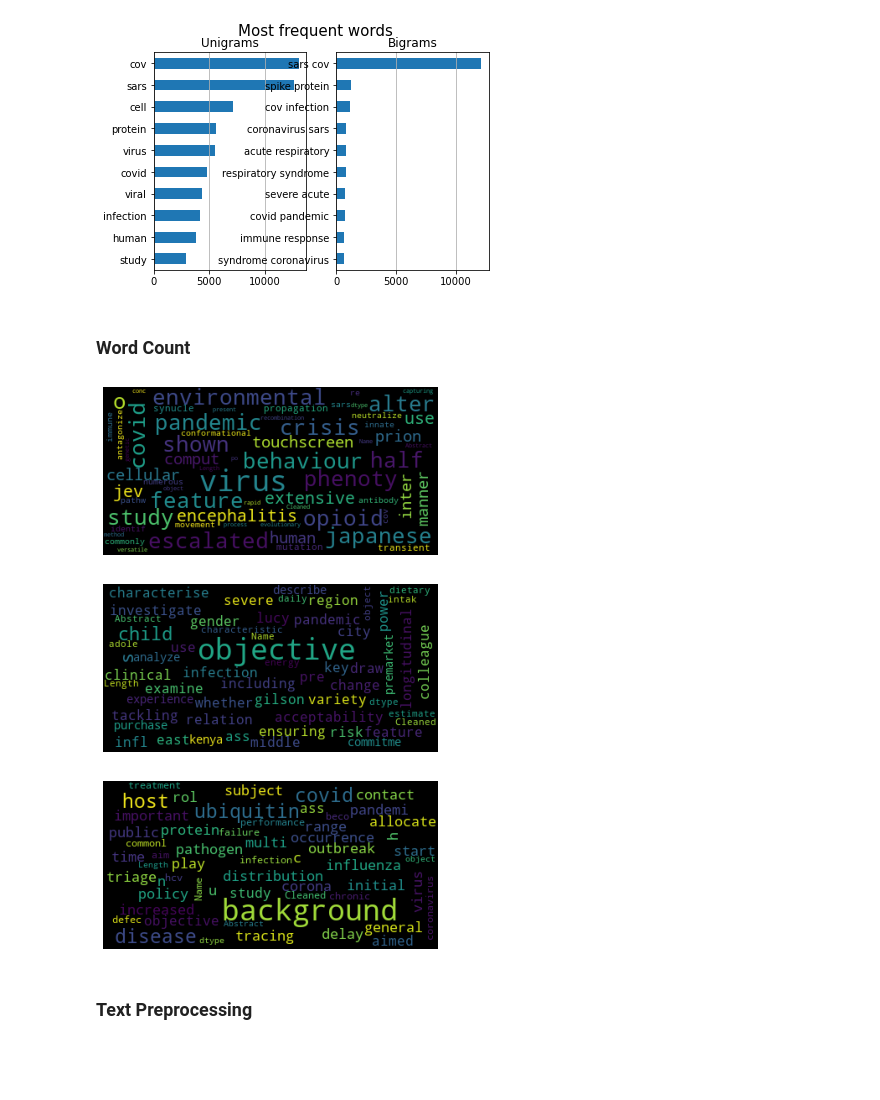
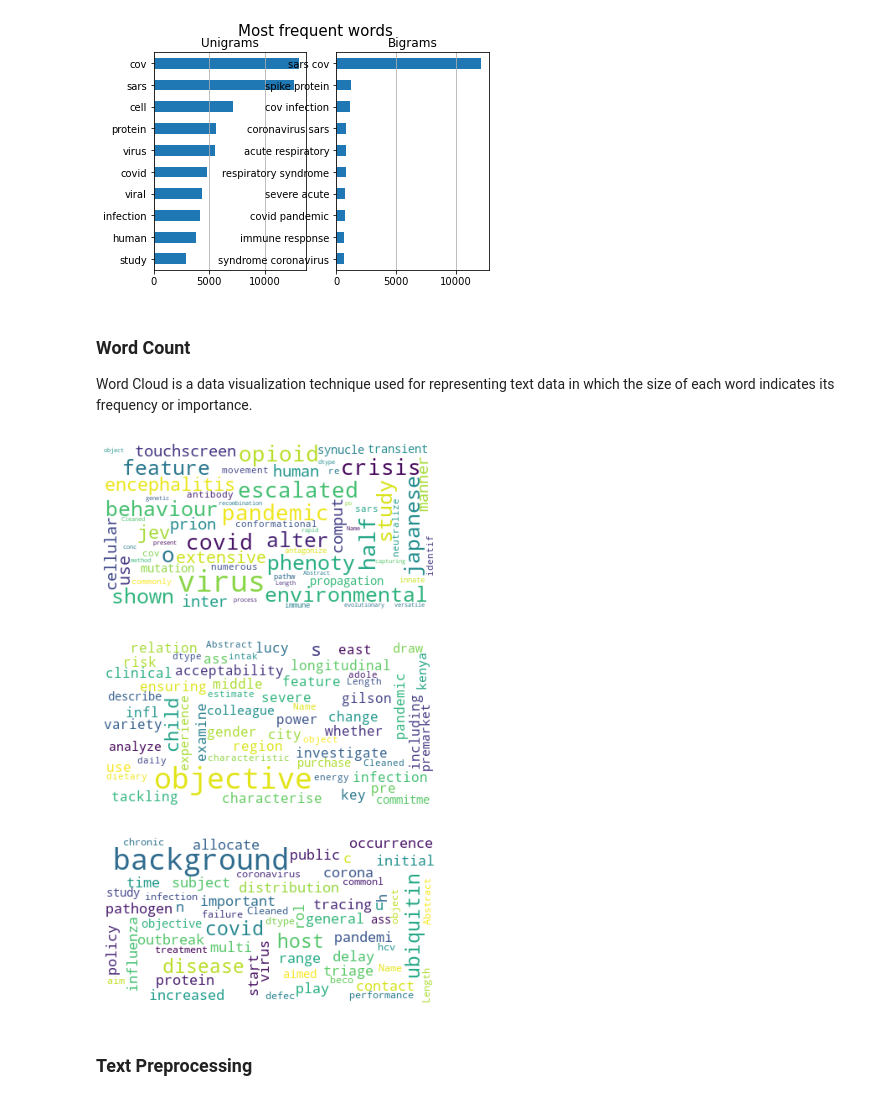
Before and after one commit to swathijs1619/Journal_Decision_Using_ML, a Jupyter notebook: COVID -19 Journal Decision using ML-Copy1_using_3-journals.ipynb, the cells around one changed output. Saved outputs shown, nothing was run; the diff lists cells and outputs as text; code cells hidden in the pictures; blank space fills up the shorter version.

```diff
--- a/COVID -19 Journal Decision using ML-Copy1_using_3-journals.ipynb
+++ b/COVID -19 Journal Decision using ML-Copy1_using_3-journals.ipynb
@@ -641,23 +646,23 @@ ax[1].set(ylabel=None)
 plt.show()
 # %% [output]
 [figure]
-# %% [markdown]
-### Word Count
+# %% [markdown]
+### Word Count
+
+Word Cloud is a data visualization technique used for representing text data in which the size of each word indicates its frequency or importance.
 # %%
 from wordcloud import WordCloud
-wc = WordCloud(background_color='black', max_words=100,
-                         max_font_size=35)
+wc = WordCloud(background_color='white', max_font_size=35)
 corpus = english_data_filtered[english_data_filtered["journal"]=="bioRxiv"]["Cleaned Abstract"]
 wc_bioRxiv = wc.generate(str(corpus))
 fig = plt.figure(num=1)
 plt.axis('off')
 plt.imshow(wc, cmap=None)
 plt.show()
 # %% [output]
-[figure, old version]
+[figure, new version]
 # %%
-wc = WordCloud(background_color='black', max_words=100,
-                         max_font_size=35)
+wc = WordCloud(background_color='white', max_font_size=35)
 corpus = english_data_filtered[english_data_filtered["journal"]=="BMJ"]["Cleaned Abstract"]
 wc_BMJ = wc.generate(str(corpus))
 fig = plt.figure(num=1)
@@ -665,10 +670,9 @@ plt.axis('off')
 plt.imshow(wc, cmap=None)
 plt.show()
 # %% [output]
-[figure, old version]
+[figure, new version]
 # %%
-wc = WordCloud(background_color='black', max_words=100,
-                         max_font_size=35)
+wc = WordCloud(background_color='white', max_font_size=35)
 corpus = english_data_filtered[english_data_filtered["journal"]=="PLoS One"]["Cleaned Abstract"]
 wc_PLoSOne = wc.generate(str(corpus))
 fig = plt.figure(num=1)
@@ -676,7 +680,7 @@ plt.axis('off')
 plt.imshow(wc, cmap=None)
 plt.show()
 # %% [output]
-[figure, old version]
+[figure, new version]
 # %% [markdown]
 ### Text Preprocessing
 # %%
```
Also changed, not shown: parts of 37 cells of this notebook.
